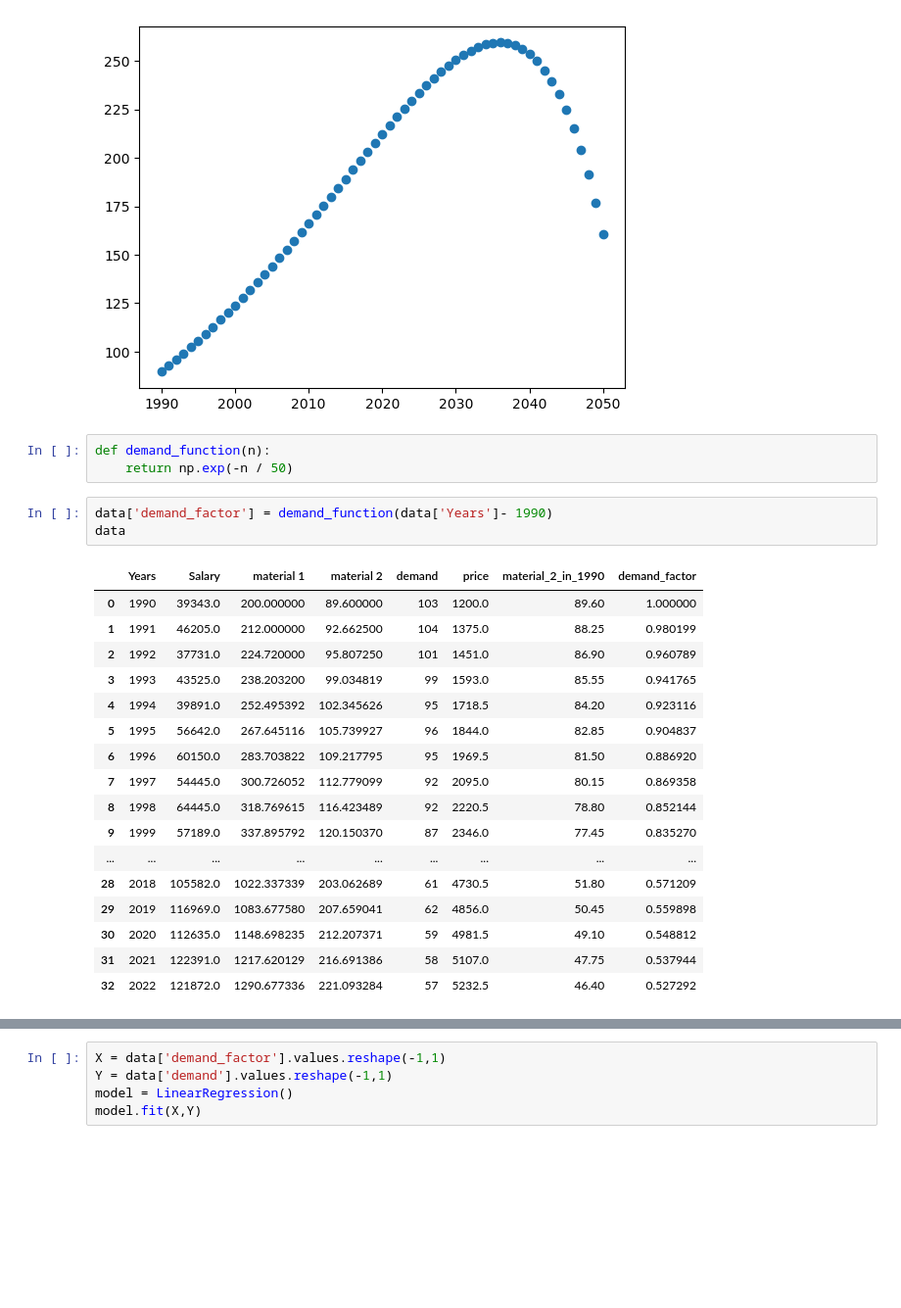
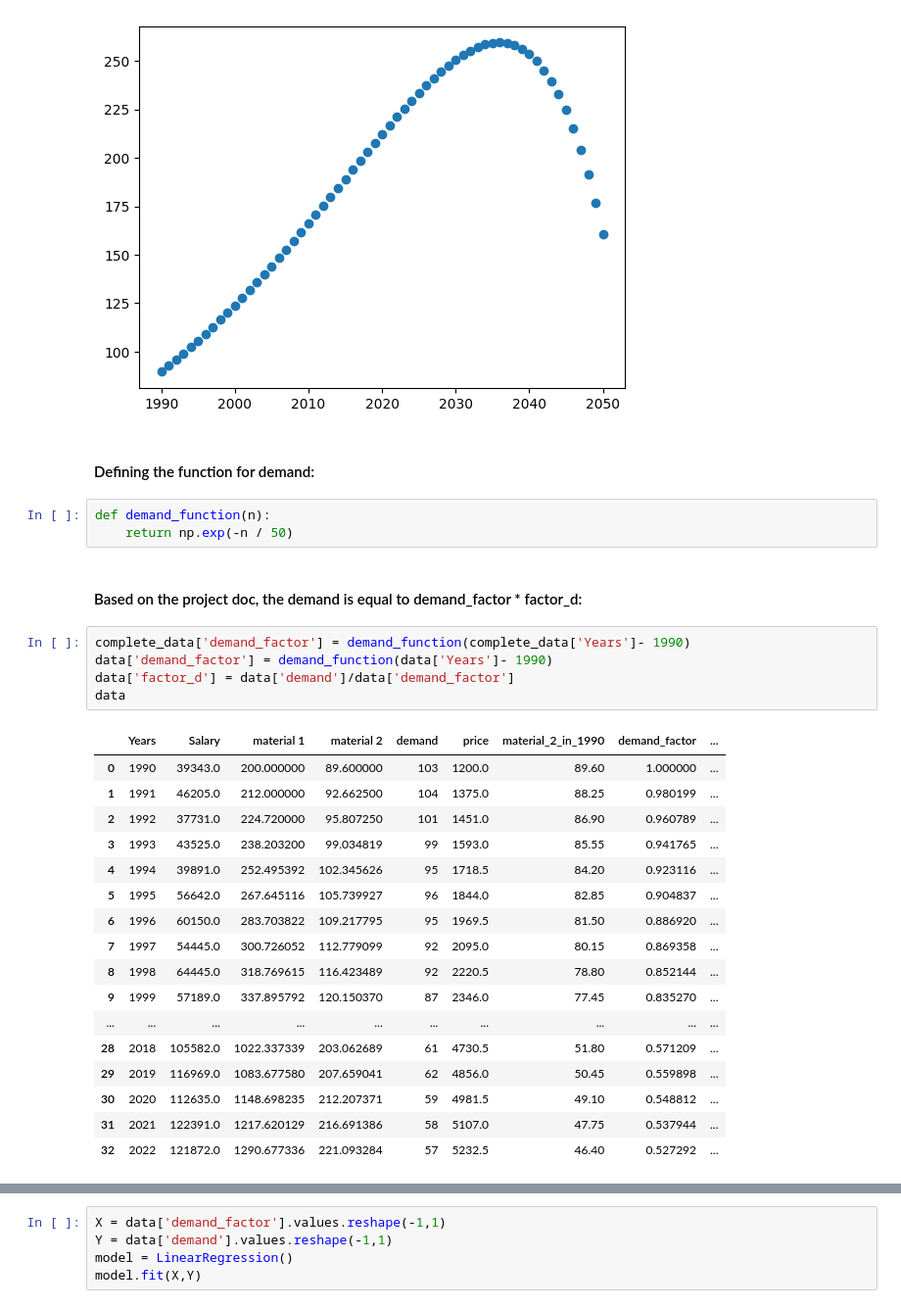
Before and after one commit to Hossein-MJafari/EEcon_Py_Project, a Jupyter notebook: Project.ipynb, the cells around one changed output, grey strips where cells are left out. Shown: that part at 98% size. Saved outputs shown, nothing was run; the diff lists cells and outputs as text; blank space fills up the shorter version.

```diff
--- a/Project.ipynb
+++ b/Project.ipynb
@@ -334,27 +356,33 @@ plt.scatter(complete_data['Years'], complete_data['material 2'])
 plt.show()
 # %% [output]
 [figure]
+# %% [markdown]
+#### Defining the function for demand:
 # %%
 def demand_function(n):
     return np.exp(-n / 50)
+# %% [markdown]
+#### Based on the project doc, the demand is equal to demand_factor * factor_d:
 # %%
+complete_data['demand_factor'] = demand_function(complete_data['Years']- 1990)
 data['demand_factor'] = demand_function(data['Years']- 1990)
+data['factor_d'] = data['demand']/data['demand_factor']
 data
 # %% [output]
-|  | Years | Salary | material 1 | material 2 | demand | price | material_2_in_1990 | demand_factor |
-| 0 | 1990 | 39343.0 | 200.000000 | 89.600000 | 103 | 1200.0 | 89.60 | 1.000000 |
-| 1 | 1991 | 46205.0 | 212.000000 | 92.662500 | 104 | 1375.0 | 88.25 | 0.980199 |
-| 2 | 1992 | 37731.0 | 224.720000 | 95.807250 | 101 | 1451.0 | 86.90 | 0.960789 |
-| 3 | 1993 | 43525.0 | 238.203200 | 99.034819 | 99 | 1593.0 | 85.55 | 0.941765 |
-| 4 | 1994 | 39891.0 | 252.495392 | 102.345626 | 95 | 1718.5 | 84.20 | 0.923116 |
-| 5 | 1995 | 56642.0 | 267.645116 | 105.739927 | 96 | 1844.0 | 82.85 | 0.904837 |
-| 6 | 1996 | 60150.0 | 283.703822 | 109.217795 | 95 | 1969.5 | 81.50 | 0.886920 |
-| 7 | 1997 | 54445.0 | 300.726052 | 112.779099 | 92 | 2095.0 | 80.15 | 0.869358 |
-| 8 | 1998 | 64445.0 | 318.769615 | 116.423489 | 92 | 2220.5 | 78.80 | 0.852144 |
-| 9 | 1999 | 57189.0 | 337.895792 | 120.150370 | 87 | 2346.0 | 77.45 | 0.835270 |
-| ... | ... | ... | ... | ... | ... | ... | ... | ... |
-| 28 | 2018 | 105582.0 | 1022.337339 | 203.062689 | 61 | 4730.5 | 51.80 | 0.571209 |
-| 29 | 2019 | 116969.0 | 1083.677580 | 207.659041 | 62 | 4856.0 | 50.45 | 0.559898 |
-| 30 | 2020 | 112635.0 | 1148.698235 | 212.207371 | 59 | 4981.5 | 49.10 | 0.548812 |
-| 31 | 2021 | 122391.0 | 1217.620129 | 216.691386 | 58 | 5107.0 | 47.75 | 0.537944 |
-| 32 | 2022 | 121872.0 | 1290.677336 | 221.093284 | 57 | 5232.5 | 46.40 | 0.527292 |
+|  | Years | Salary | material 1 | material 2 | demand | price | material_2_in_1990 | demand_factor | ... |
+| 0 | 1990 | 39343.0 | 200.000000 | 89.600000 | 103 | 1200.0 | 89.60 | 1.000000 | ... |
+| 1 | 1991 | 46205.0 | 212.000000 | 92.662500 | 104 | 1375.0 | 88.25 | 0.980199 | ... |
+| 2 | 1992 | 37731.0 | 224.720000 | 95.807250 | 101 | 1451.0 | 86.90 | 0.960789 | ... |
+| 3 | 1993 | 43525.0 | 238.203200 | 99.034819 | 99 | 1593.0 | 85.55 | 0.941765 | ... |
+| 4 | 1994 | 39891.0 | 252.495392 | 102.345626 | 95 | 1718.5 | 84.20 | 0.923116 | ... |
+| 5 | 1995 | 56642.0 | 267.645116 | 105.739927 | 96 | 1844.0 | 82.85 | 0.904837 | ... |
+| 6 | 1996 | 60150.0 | 283.703822 | 109.217795 | 95 | 1969.5 | 81.50 | 0.886920 | ... |
+| 7 | 1997 | 54445.0 | 300.726052 | 112.779099 | 92 | 2095.0 | 80.15 | 0.869358 | ... |
+| 8 | 1998 | 64445.0 | 318.769615 | 116.423489 | 92 | 2220.5 | 78.80 | 0.852144 | ... |
+| 9 | 1999 | 57189.0 | 337.895792 | 120.150370 | 87 | 2346.0 | 77.45 | 0.835270 | ... |
+| ... | ... | ... | ... | ... | ... | ... | ... | ... | ... |
+| 28 | 2018 | 105582.0 | 1022.337339 | 203.062689 | 61 | 4730.5 | 51.80 | 0.571209 | ... |
+| 29 | 2019 | 116969.0 | 1083.677580 | 207.659041 | 62 | 4856.0 | 50.45 | 0.559898 | ... |
+| 30 | 2020 | 112635.0 | 1148.698235 | 212.207371 | 59 | 4981.5 | 49.10 | 0.548812 | ... |
+| 31 | 2021 | 122391.0 | 1217.620129 | 216.691386 | 58 | 5107.0 | 47.75 | 0.537944 | ... |
+| 32 | 2022 | 121872.0 | 1290.677336 | 221.093284 | 57 | 5232.5 | 46.40 | 0.527292 | ... |
```
Also changed, not shown: parts of 13 cells of this notebook.
